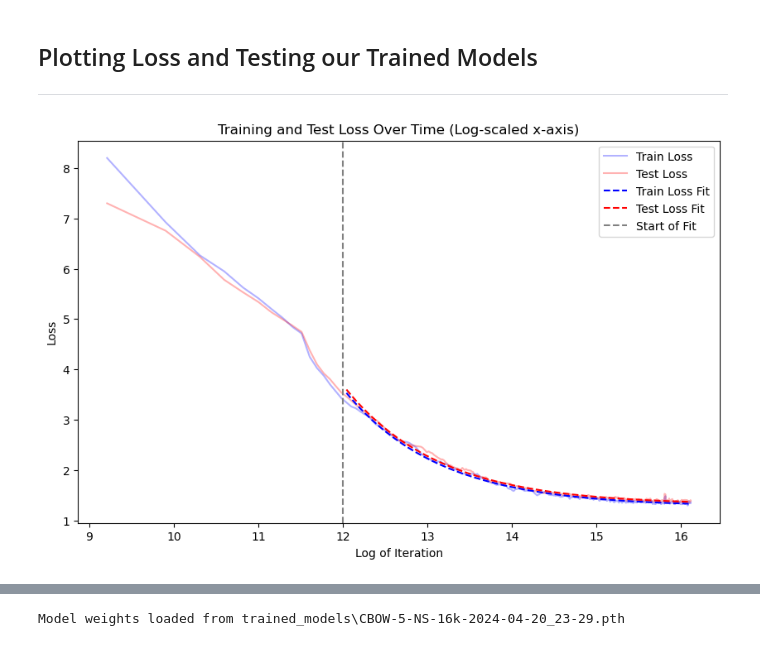
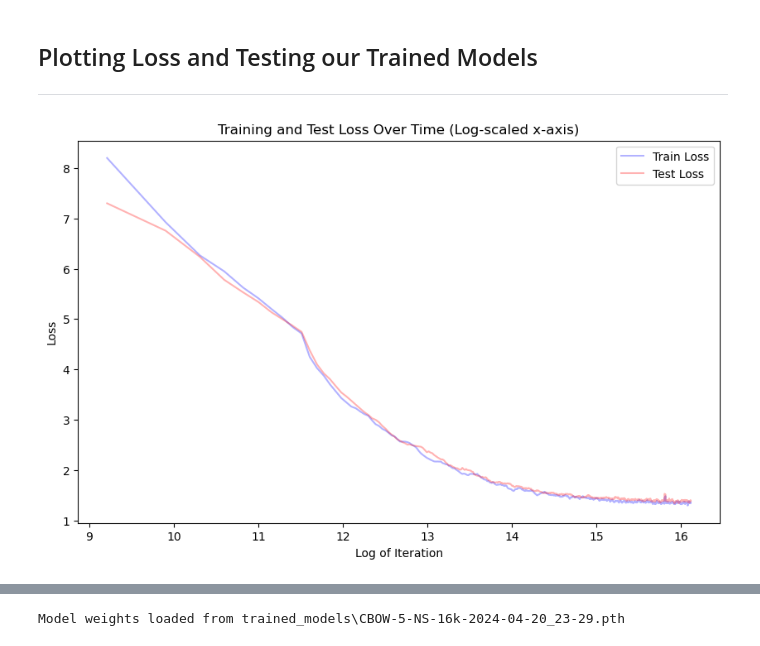
Before and after one commit to lucasdino/Embedding-Model, a Jupyter notebook: embedding_model/embeddingtrainer.ipynb, the cells around one changed output, grey strips where cells are left out. Saved outputs shown, nothing was run; the diff lists cells and outputs as text; code cells hidden in the pictures.

```diff
--- a/embedding_model/embeddingtrainer.ipynb
+++ b/embedding_model/embeddingtrainer.ipynb
@@ -810,9 +810,9 @@ def visualize_loss(filename: str, rolling_window: int | None = None, start_log_i
     plt.figure(figsize=(10, 6))
     plt.plot(df['Log Iteration'], df['Train Loss'], 'b-', label='Train Loss', alpha=0.3)
     plt.plot(df['Log Iteration'], df['Test Loss'], 'r-', label='Test Loss', alpha=0.3)
-    plt.plot(log_train_x_fit, exponential_decay(log_train_x_fit, *popt_train), 'b--', label='Train Loss Fit')
-    plt.plot(log_test_x_fit, exponential_decay(log_test_x_fit, *popt_test), 'r--', label='Test Loss Fit')
-    plt.axvline(x=start_log_iter, color='gray', linestyle='--', label='Start of Fit')
+    # plt.plot(log_train_x_fit, exponential_decay(log_train_x_fit, *popt_train), 'b--', label='Train Loss Fit')
+    # plt.plot(log_test_x_fit, exponential_decay(log_test_x_fit, *popt_test), 'r--', label='Test Loss Fit')
+    # plt.axvline(x=start_log_iter, color='gray', linestyle='--', label='Start of Fit')
     plt.title('Training and Test Loss Over Time (Log-scaled x-axis)')
     plt.xlabel('Log of Iteration')
     plt.ylabel('Loss')
@@ -824,24 +824,24 @@ def visualize_loss(filename: str, rolling_window: int | None = None, start_log_i
 # %%
 # Visualize our loss results
 train_params, test_params = visualize_loss(filename = model_fn+".csv",
                                            rolling_window = 10,
                                            start_log_iter = 12)
 
 # Predict loss for different scales
-def predict_loss(iteration, params):
-    """ Predicts loss using the exponential decay model at a given iteration. """
-    log_iter = np.log(iteration)
-    return exponential_decay(log_iter, *params)
+# def predict_loss(iteration, params):
+#     """ Predicts loss using the exponential decay model at a given iteration. """
+#     log_iter = np.log(iteration)
+#     return exponential_decay(log_iter, *params)
 
-orig_iters = pd.read_csv(os.path.join('loss_results', model_fn + ".csv")).iloc[:, 0].max()
-orig_iters_log = np.log(orig_iters)
-iterations = [orig_iters / 10, orig_iters, 10 * orig_iters, 100 * orig_iters]
-formatted_iterations = [f"{x:.3e}" for x in iterations]
-print(f"Predicted Loss on Magnitudes of Compute:")
-print(f"Initially trained on {orig_iters:,} iterations\n{'-'*60}")
-for iters, formatted_iter in zip(iterations, formatted_iterations):
-    pred_loss = predict_loss(iters, train_params)  # Calculate predicted loss
-    label = " (Original Iters)" if iters == orig_iters else ""
-    print(f"{formatted_iter:>8} Iters{label}: Loss = {pred_loss:.3f}")
+# orig_iters = pd.read_csv(os.path.join('loss_results', model_fn + ".csv")).iloc[:, 0].max()
+# orig_iters_log = np.log(orig_iters)
+# iterations = [orig_iters / 10, orig_iters, 10 * orig_iters, 100 * orig_iters]
+# formatted_iterations = [f"{x:.3e}" for x in iterations]
+# print(f"Predicted Loss on Magnitudes of Compute:")
+# print(f"Initially trained on {orig_iters:,} iterations\n{'-'*60}")
+# for iters, formatted_iter in zip(iterations, formatted_iterations):
+#     pred_loss = predict_loss(iters, train_params)  # Calculate predicted loss
+#     label = " (Original Iters)" if iters == orig_iters else ""
+#     print(f"{formatted_iter:>8} Iters{label}: Loss = {pred_loss:.3f}")
 # %% [output]
-[figure, old version]
+[figure, new version]
```
Also changed, not shown: parts of 1 cell of this notebook, 1 other file.
